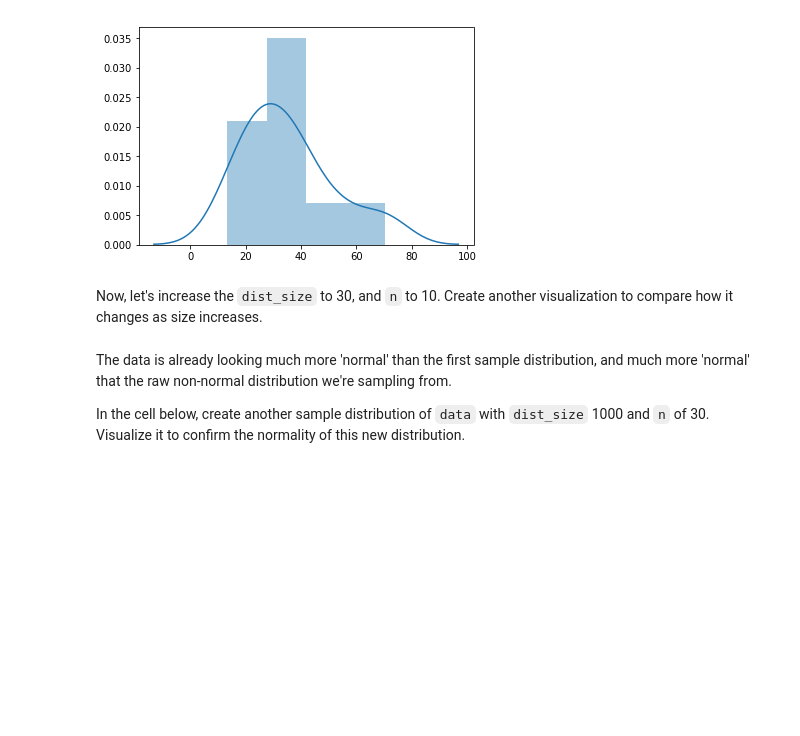
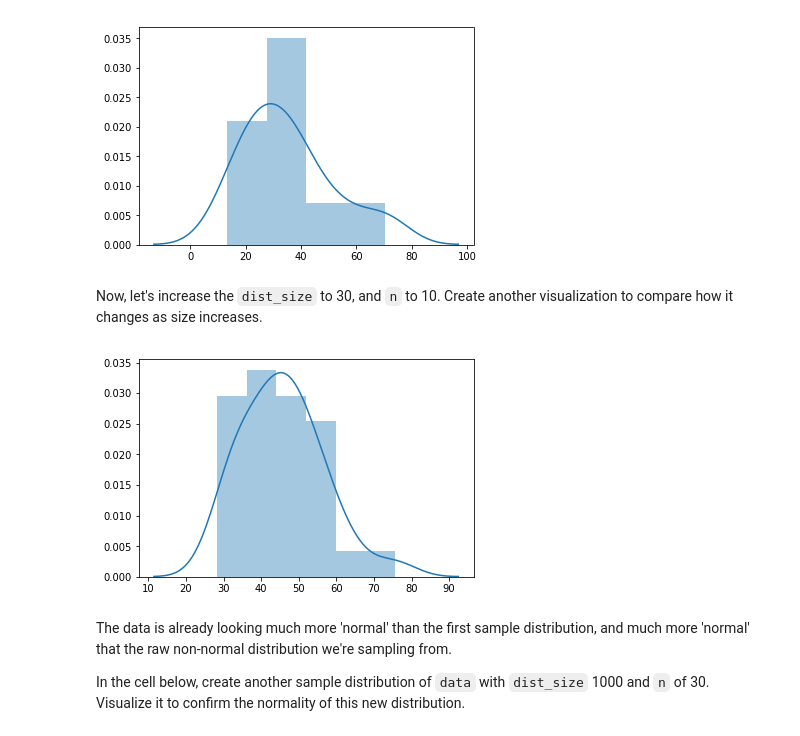
Before and after one commit to danjizquierdo/dsc-2-19-13-central-limit-theorem-lab-nyc-ds-career-012819, a Jupyter notebook: index.ipynb, the cells around one changed output. Drawn from its saved outputs; the diff is of its cells as text; code cells hidden in the pictures; blank space fills up the shorter version.

```diff
--- a/index.ipynb
+++ b/index.ipynb
@@ -110,8 +110,10 @@ sns.distplot(sample_dist);
 # %% [markdown]
 Now, let's increase the `dist_size` to 30, and `n` to 10.  Create another visualization to compare how it changes as size increases.
 # %%
-sample_dist = create_sample_distribution(data,dist_size=10,n=3)
-sns.distplot(sample_dist);
+sample_dist1 = create_sample_distribution(data,dist_size=30,n=10)
+sns.distplot(sample_dist1);
+# %% [output]
+[figure, added]
 # %% [markdown]
 The data is already looking much more 'normal' than the first sample distribution, and much more 'normal' that the raw non-normal distribution we're sampling from.
 
```
